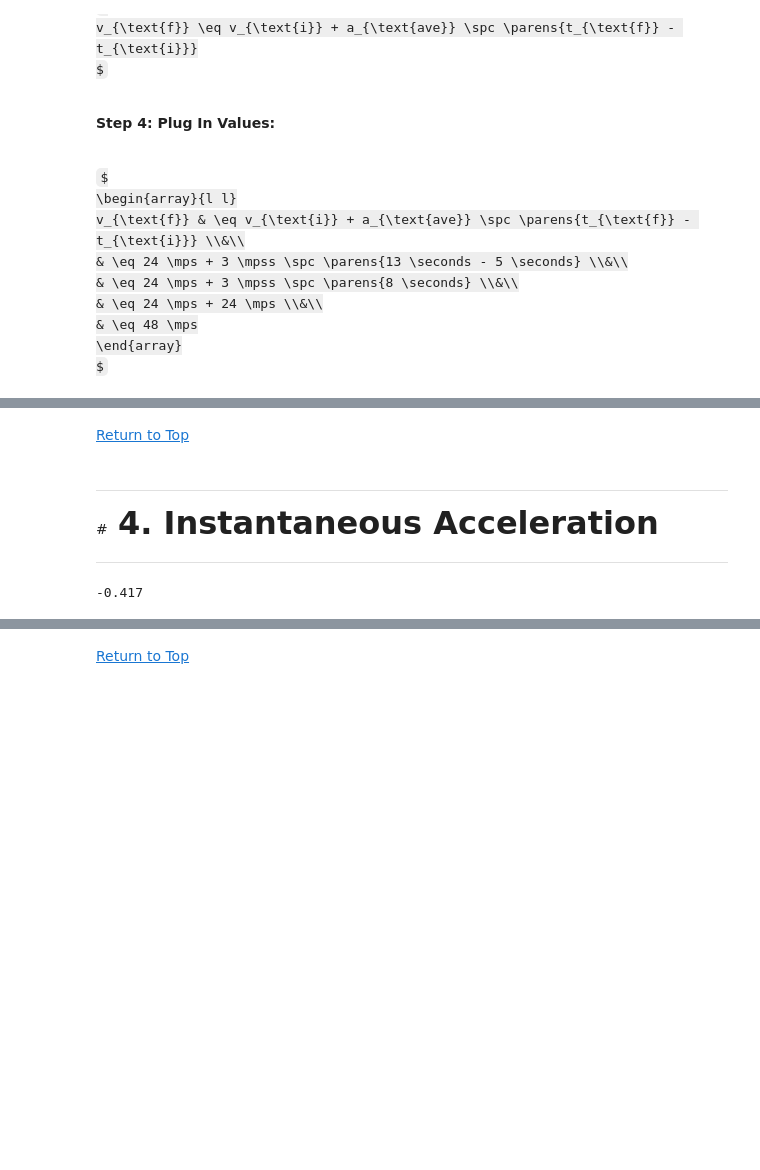
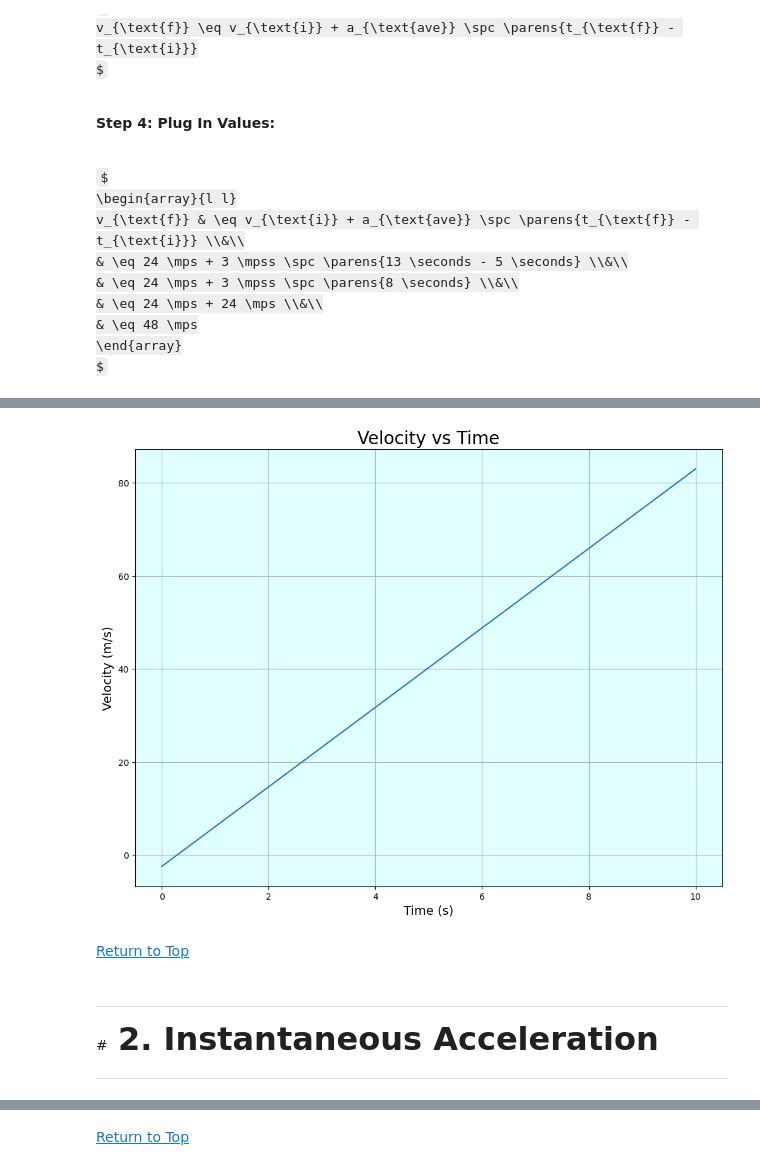
Before and after one commit to dr-bankert-augustana/PHYS_211, a Jupyter notebook: Lessons/Unit_1/Lesson_2/Lesson_2.ipynb, the cells around one changed output, grey strips where cells are left out. Drawn from its saved outputs; the diff is of its cells as text; code cells hidden in the pictures; some formulas as TeX source; blank space fills up the shorter version.

```diff
--- a/Lessons/Unit_1/Lesson_2/Lesson_2.ipynb
+++ b/Lessons/Unit_1/Lesson_2/Lesson_2.ipynb
@@ -356,0 +322,10 @@ Correct!
+# %%
+
+#@title Hit Shift+Enter in this cell to generate your practice problem.
+exec(
+    __import__("requests")
+    .get("https://raw.githubusercontent.com/dr-bankert-augustana/PHYS_211/main/Lessons/Unit_1/Lesson_2/Lesson_2_Practice_Problem_4_Prompt.py")
+    .text
+)
+# %% [output]
+[figure, added]
@@ -361,18 +345,6 @@ Correct!
 
 ---
 
-#<font size = 6> <b> 4. Instantaneous Acceleration </b> </font>
+#<font size = 6> <b> 2. Instantaneous Acceleration </b> </font>
 
 ---
-# %%
-vi = 8
-vf = 3
-ti = 2
-tf = 14
-answer = (vf - vi) / (tf - ti)
-
-answer = np.round(answer_1, 3)
-
-print(answer_1)
-# %% [output]
--0.417
```
Also changed, not shown: parts of 61 cells of this notebook.
